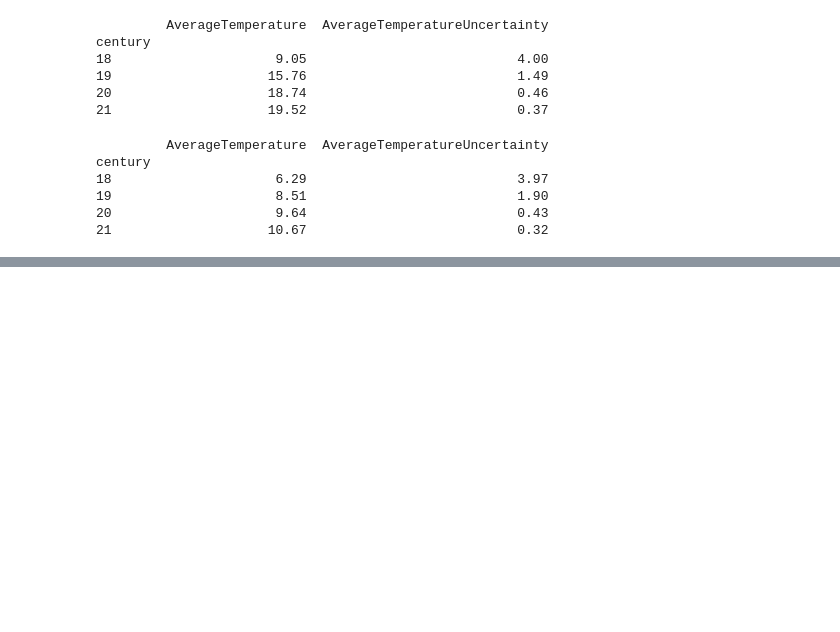
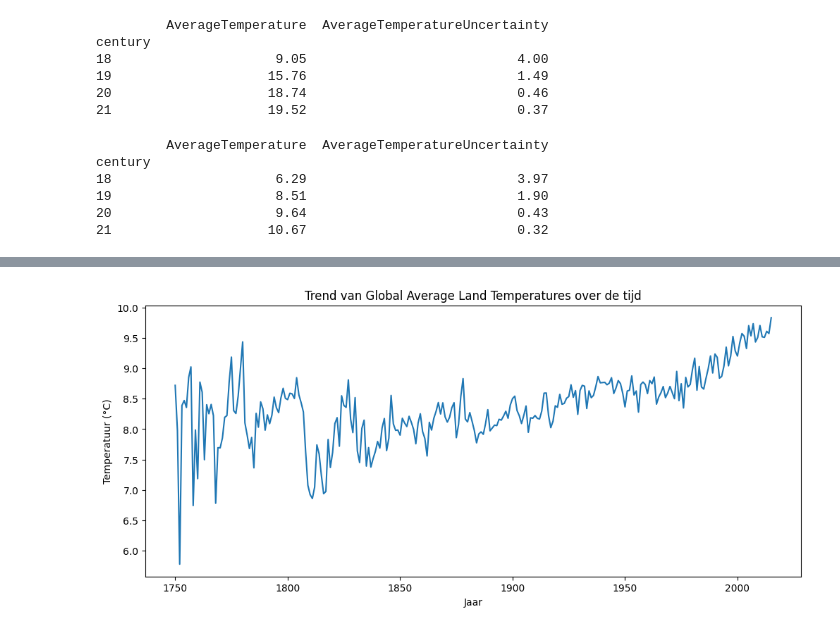
Before and after one commit to rafschmeits/nieuwe-datascience, a Jupyter notebook: climate-watch/climate_watch.ipynb, the cells around one changed output, grey strips where cells are left out. Cells and saved outputs as stored; diff of their text form; code cells hidden in the pictures; blank space fills up the shorter version.

```diff
--- a/climate-watch/climate_watch.ipynb
+++ b/climate-watch/climate_watch.ipynb
@@ -179,0 +221,19 @@ DateParseError: year must be in 1..9999, not 0: 0000-00-00
+# %%
+import matplotlib.pyplot as plt
+
+globaltemperature_per_jaar = globaltemperatures.groupby('year')[[
+    'LandAverageTemperature'
+]].mean()
+
+plt.figure(figsize=(12,5))
+
+plt.plot(globaltemperature_per_jaar.index,
+         globaltemperature_per_jaar['LandAverageTemperature'])
+
+plt.title("Trend van Global Average Land Temperatures over de tijd")
+plt.xlabel("Jaar")
+plt.ylabel("Temperatuur (°C)")
+
+plt.show()
+# %% [output]
+[figure, added]
```
Also changed, not shown: parts of 2 cells of this notebook.
